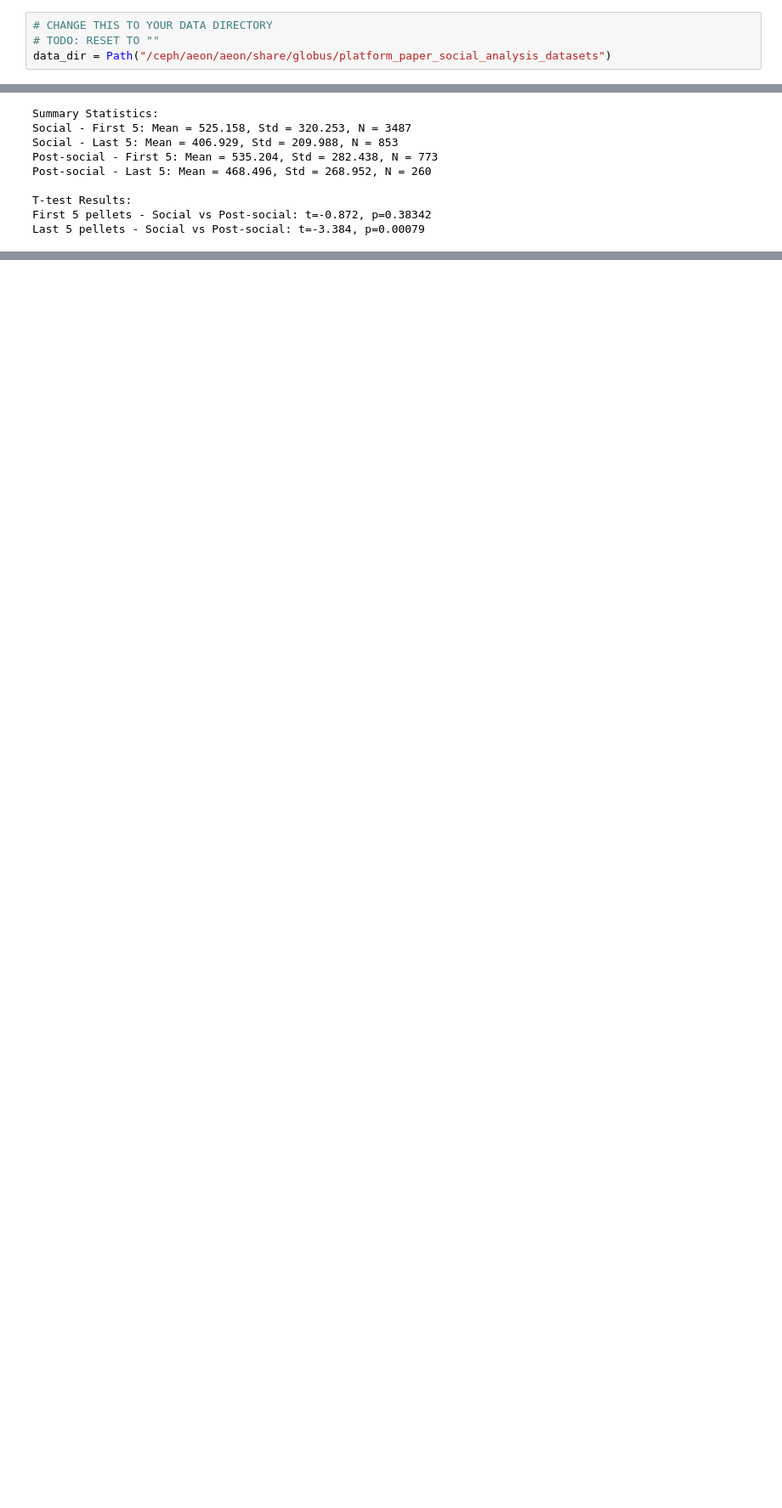
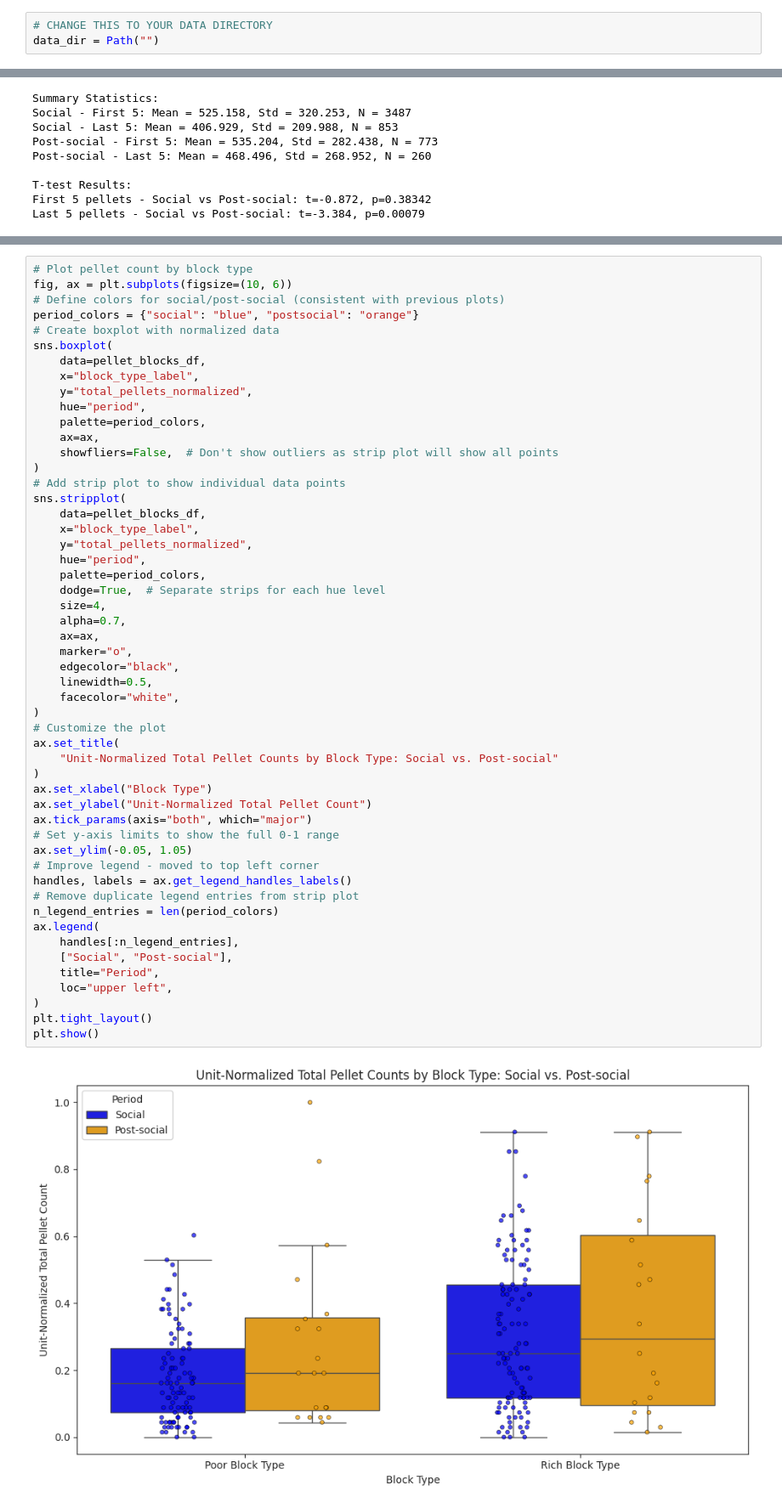
Before and after one commit to SainsburyWellcomeCentre/aeon_docs, a Jupyter notebook: src/user/how_to/social_analysis2.ipynb, the cells around one changed output, grey strips where cells are left out. Shown at 85% size. Cells and saved outputs as stored; diff of their text form; blank space fills up the shorter version.

Commit message:
Update learning plots

```diff
--- a/src/user/how_to/social_analysis2.ipynb
+++ b/src/user/how_to/social_analysis2.ipynb
@@ -297,8 +399,7 @@ Change `data_dir` to the path where your local dataset (the parquet files) is st
 :::
 # %%
 # CHANGE THIS TO YOUR DATA DIRECTORY
-# TODO: RESET TO ""
-data_dir = Path("/ceph/aeon/aeon/share/globus/platform_paper_social_analysis_datasets")
+data_dir = Path("")
 # %% [markdown]
 ## Solo vs. social behaviours
 # %% [markdown]
@@ -3598,0 +3339,54 @@ Postsocial period - Rich vs Poor blocks:
+# %%
+# Plot pellet count by block type
+fig, ax = plt.subplots(figsize=(10, 6))
+# Define colors for social/post-social (consistent with previous plots)
+period_colors = {"social": "blue", "postsocial": "orange"}
+# Create boxplot with normalized data
+sns.boxplot(
+    data=pellet_blocks_df,
+    x="block_type_label",
+    y="total_pellets_normalized",
+    hue="period",
+    palette=period_colors,
+    ax=ax,
+    showfliers=False,  # Don't show outliers as strip plot will show all points
+)
+# Add strip plot to show individual data points
+sns.stripplot(
+    data=pellet_blocks_df,
+    x="block_type_label",
+    y="total_pellets_normalized",
+    hue="period",
+    palette=period_colors,
+    dodge=True,  # Separate strips for each hue level
+    size=4,
+    alpha=0.7,
+    ax=ax,
+    marker="o",
+    edgecolor="black",
+    linewidth=0.5,
+    facecolor="white",
+)
+# Customize the plot
+ax.set_title(
+    "Unit-Normalized Total Pellet Counts by Block Type: Social vs. Post-social"
+)
+ax.set_xlabel("Block Type")
+ax.set_ylabel("Unit-Normalized Total Pellet Count")
+ax.tick_params(axis="both", which="major")
+# Set y-axis limits to show the full 0-1 range
+ax.set_ylim(-0.05, 1.05)
+# Improve legend - moved to top left corner
+handles, labels = ax.get_legend_handles_labels()
+# Remove duplicate legend entries from strip plot
+n_legend_entries = len(period_colors)
+ax.legend(
+    handles[:n_legend_entries],
+    ["Social", "Post-social"],
+    title="Period",
+    loc="upper left",
+)
+plt.tight_layout()
+plt.show()
+# %% [output]
+[figure, added]
```
Also changed, not shown: parts of 15 cells of this notebook.
